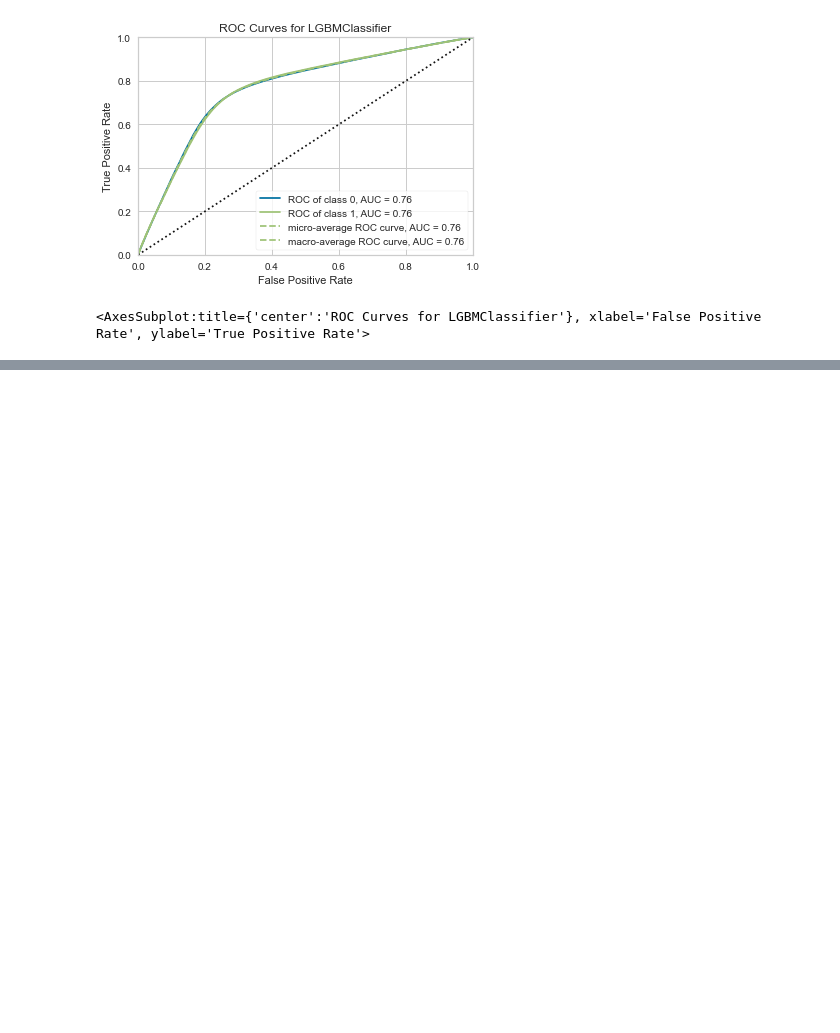
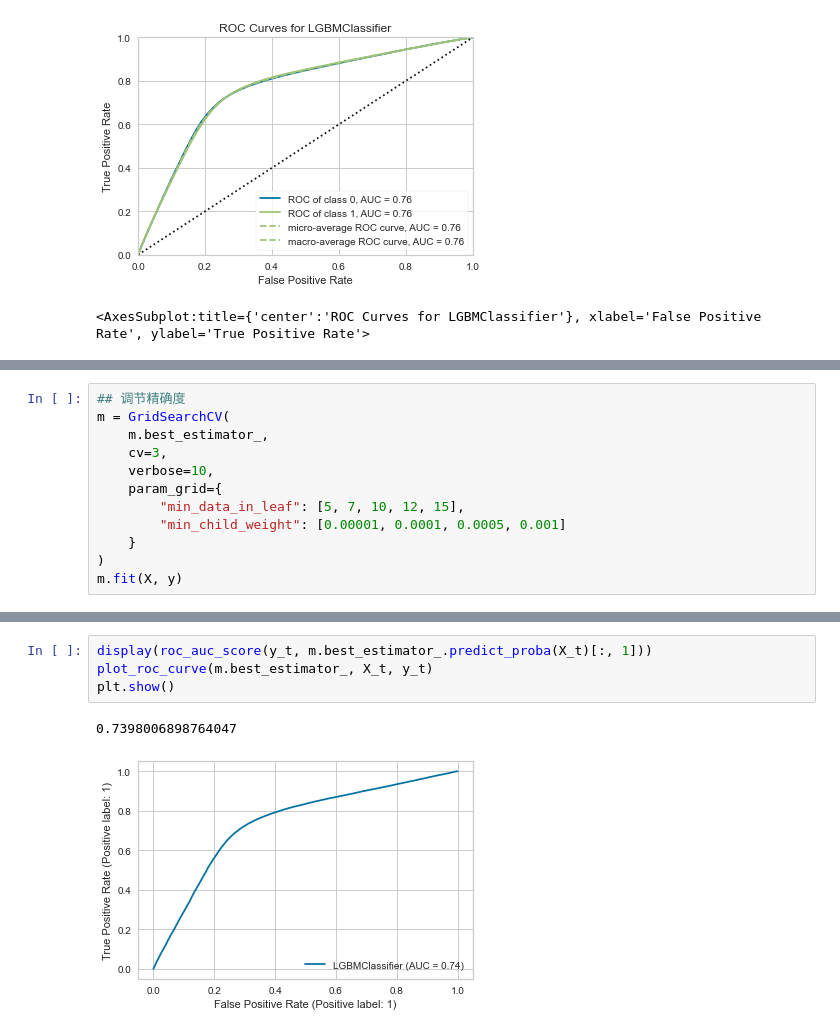
Before and after one commit to threecifanggen/kaggle-practice, a Jupyter notebook: tabular-playground-series-nov-2021/step.5.lightgbm_optimized.ipynb, the cells around one changed output, grey strips where cells are left out. Cells and saved outputs as stored; diff of their text form; blank space fills up the shorter version.

```diff
--- a/tabular-playground-series-nov-2021/step.5.lightgbm_optimized.ipynb
+++ b/tabular-playground-series-nov-2021/step.5.lightgbm_optimized.ipynb
@@ -422,0 +663,12 @@ dump(best_model, 'best_lightgbm.joblib')
+# %%
+## 调节精确度
+m = GridSearchCV(
+    m.best_estimator_,
+    cv=3,
+    verbose=10,
+    param_grid={
+        "min_data_in_leaf": [5, 7, 10, 12, 15],
+        "min_child_weight": [0.00001, 0.0001, 0.0005, 0.001]
+    }
+)
+m.fit(X, y)
@@ -422,0 +690,7 @@ dump(best_model, 'best_lightgbm.joblib')
+# %%
+display(roc_auc_score(y_t, m.best_estimator_.predict_proba(X_t)[:, 1]))
+plot_roc_curve(m.best_estimator_, X_t, y_t)
+plt.show()
+# %% [output]
+0.7398006898764047
+[figure, added]
```
Also changed, not shown: parts of 16 cells of this notebook.
